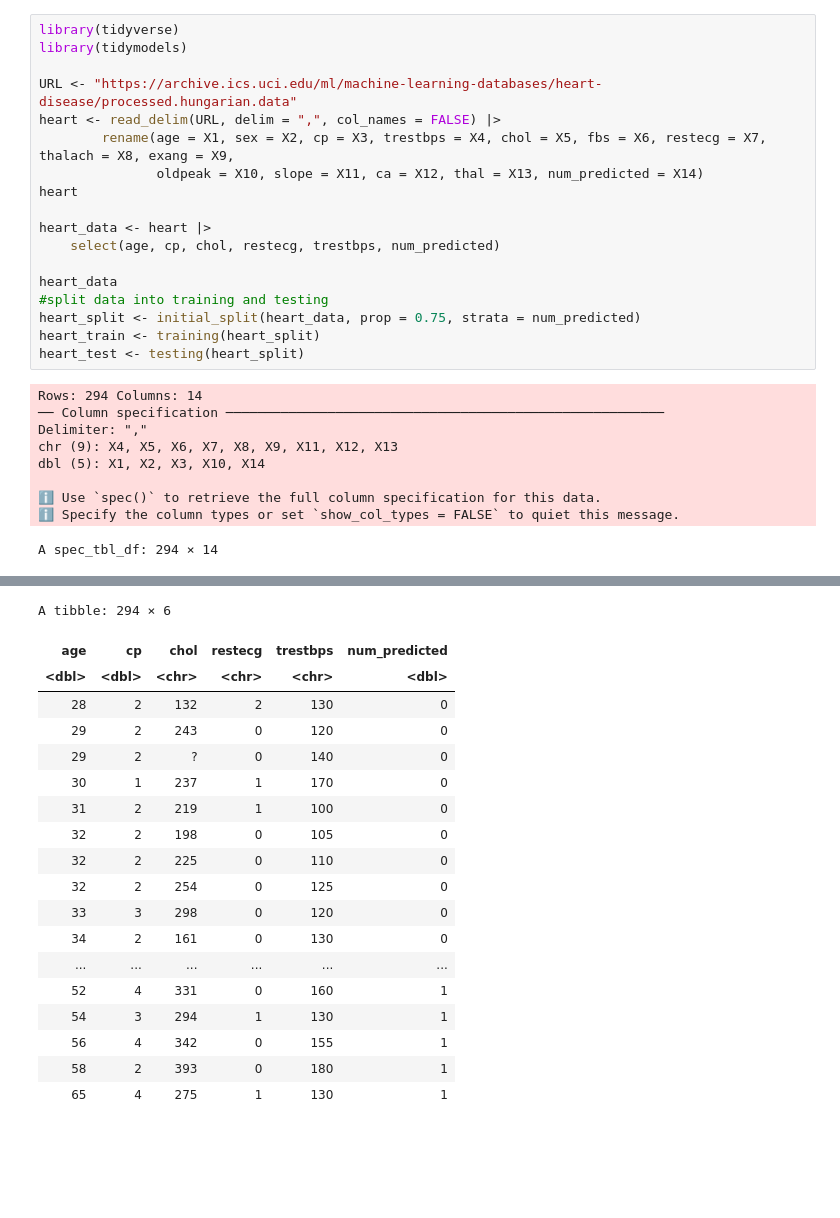
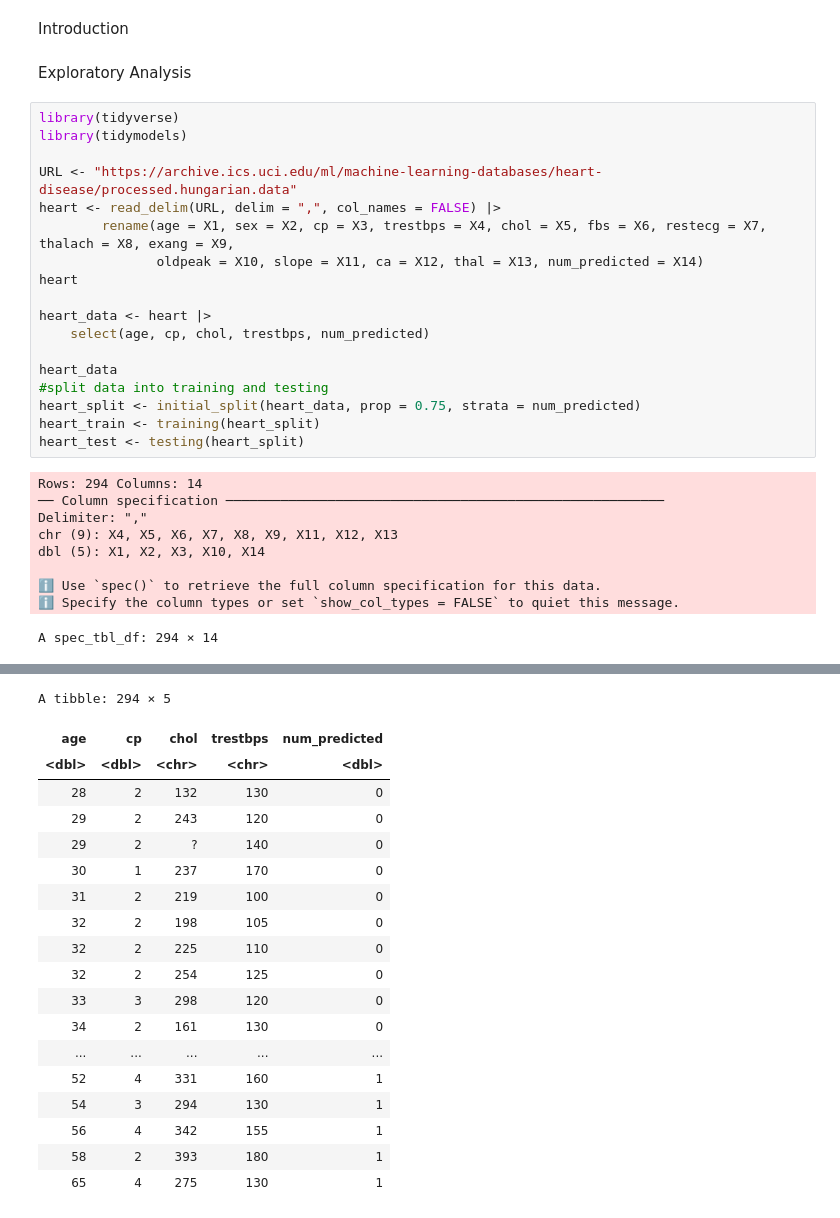
Before and after one commit to mairinleitch/dsci100_project-008-39, a Jupyter notebook: Heart_disease.ipynb, the cells around one changed output, grey strips where cells are left out. Saved outputs shown, nothing was run; the diff lists cells and outputs as text; blank space fills up the shorter version.

```diff
--- a/Heart_disease.ipynb
+++ b/Heart_disease.ipynb
@@ -1,3 +5,7 @@
+# %% [markdown]
+Introduction
+# %% [markdown]
+Exploratory Analysis
 # %%
 library(tidyverse)
 library(tidymodels)
@@ -9,7 +17,7 @@ heart <- read_delim(URL, delim = ",", col_names = FALSE) |>
 heart
 
 heart_data <- heart |>
-    select(age, cp, chol, restecg, trestbps, num_predicted)
+    select(age, cp, chol, trestbps, num_predicted)
 
 heart_data
 #split data into training and testing
@@ -17,49 +25,49 @@ heart_split <- initial_split(heart_data, prop = 0.75, strata = num_predicted)
 heart_train <- training(heart_split)
 heart_test <- testing(heart_split)
 # %% [output]
 Rows: 294 Columns: 14
 ── Column specification ────────────────────────────────────────────────────────
 Delimiter: ","
 chr (9): X4, X5, X6, X7, X8, X9, X11, X12, X13
 dbl (5): X1, X2, X3, X10, X14
 
 ℹ Use `spec()` to retrieve the full column specification for this data.
 ℹ Specify the column types or set `show_col_types = FALSE` to quiet this message.
 A spec_tbl_df: 294 × 14
 | age | sex | cp | trestbps | chol | fbs | restecg | thalach | exang | oldpeak | slope | ca | ... |
 | <dbl> | <dbl> | <dbl> | <chr> | <chr> | <chr> | <chr> | <chr> | <chr> | <dbl> | <chr> | <chr> | ... |
 | 28 | 1 | 2 | 130 | 132 | 0 | 2 | 185 | 0 | 0 | ? | ? | ... |
 | 29 | 1 | 2 | 120 | 243 | 0 | 0 | 160 | 0 | 0 | ? | ? | ... |
 | 29 | 1 | 2 | 140 | ? | 0 | 0 | 170 | 0 | 0 | ? | ? | ... |
 | 30 | 0 | 1 | 170 | 237 | 0 | 1 | 170 | 0 | 0 | ? | ? | ... |
 | 31 | 0 | 2 | 100 | 219 | 0 | 1 | 150 | 0 | 0 | ? | ? | ... |
 | 32 | 0 | 2 | 105 | 198 | 0 | 0 | 165 | 0 | 0 | ? | ? | ... |
 | 32 | 1 | 2 | 110 | 225 | 0 | 0 | 184 | 0 | 0 | ? | ? | ... |
 | 32 | 1 | 2 | 125 | 254 | 0 | 0 | 155 | 0 | 0 | ? | ? | ... |
 | 33 | 1 | 3 | 120 | 298 | 0 | 0 | 185 | 0 | 0 | ? | ? | ... |
 | 34 | 0 | 2 | 130 | 161 | 0 | 0 | 190 | 0 | 0 | ? | ? | ... |
 | ... | ... | ... | ... | ... | ... | ... | ... | ... | ... | ... | ... | ... |
 | 52 | 1 | 4 | 160 | 331 | 0 | 0 | 94 | 1 | 2.5 | ? | ? | ... |
 | 54 | 0 | 3 | 130 | 294 | 0 | 1 | 100 | 1 | 0.0 | 2 | ? | ... |
 | 56 | 1 | 4 | 155 | 342 | 1 | 0 | 150 | 1 | 3.0 | 2 | ? | ... |
 | 58 | 0 | 2 | 180 | 393 | 0 | 0 | 110 | 1 | 1.0 | 2 | ? | ... |
 | 65 | 1 | 4 | 130 | 275 | 0 | 1 | 115 | 1 | 1.0 | 2 | ? | ... |
-A tibble: 294 × 6
+A tibble: 294 × 5
-| age | cp | chol | restecg | trestbps | num_predicted |
-| <dbl> | <dbl> | <chr> | <chr> | <chr> | <dbl> |
-| 28 | 2 | 132 | 2 | 130 | 0 |
-| 29 | 2 | 243 | 0 | 120 | 0 |
-| 29 | 2 | ? | 0 | 140 | 0 |
-| 30 | 1 | 237 | 1 | 170 | 0 |
-| 31 | 2 | 219 | 1 | 100 | 0 |
-| 32 | 2 | 198 | 0 | 105 | 0 |
-| 32 | 2 | 225 | 0 | 110 | 0 |
-| 32 | 2 | 254 | 0 | 125 | 0 |
-| 33 | 3 | 298 | 0 | 120 | 0 |
-| 34 | 2 | 161 | 0 | 130 | 0 |
-| ... | ... | ... | ... | ... | ... |
-| 52 | 4 | 331 | 0 | 160 | 1 |
-| 54 | 3 | 294 | 1 | 130 | 1 |
-| 56 | 4 | 342 | 0 | 155 | 1 |
-| 58 | 2 | 393 | 0 | 180 | 1 |
-| 65 | 4 | 275 | 1 | 130 | 1 |
+| age | cp | chol | trestbps | num_predicted |
+| <dbl> | <dbl> | <chr> | <chr> | <dbl> |
+| 28 | 2 | 132 | 130 | 0 |
+| 29 | 2 | 243 | 120 | 0 |
+| 29 | 2 | ? | 140 | 0 |
+| 30 | 1 | 237 | 170 | 0 |
+| 31 | 2 | 219 | 100 | 0 |
+| 32 | 2 | 198 | 105 | 0 |
+| 32 | 2 | 225 | 110 | 0 |
+| 32 | 2 | 254 | 125 | 0 |
+| 33 | 3 | 298 | 120 | 0 |
+| 34 | 2 | 161 | 130 | 0 |
+| ... | ... | ... | ... | ... |
+| 52 | 4 | 331 | 160 | 1 |
+| 54 | 3 | 294 | 130 | 1 |
+| 56 | 4 | 342 | 155 | 1 |
+| 58 | 2 | 393 | 180 | 1 |
+| 65 | 4 | 275 | 130 | 1 |
```
Also changed, not shown: parts of 4 cells of this notebook.
